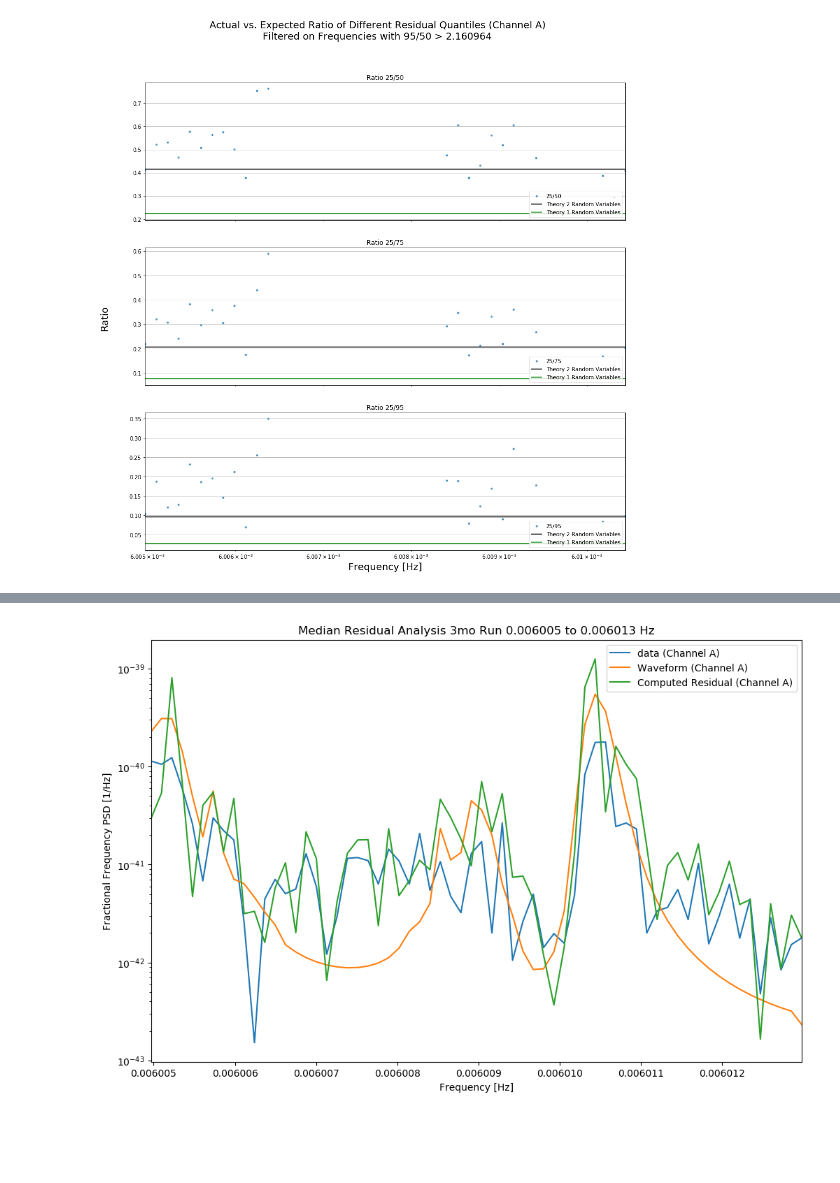
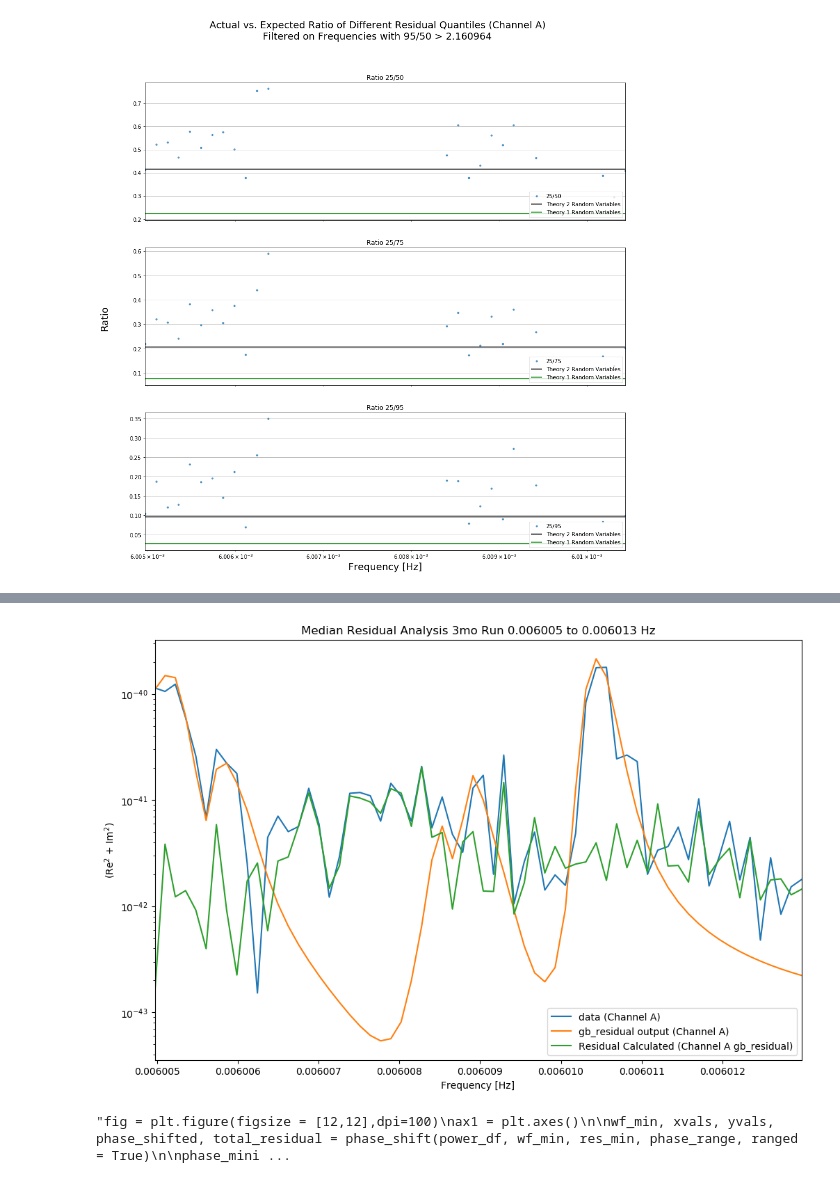
Before and after one commit to bjohanson83/GBMCMC_analysis, a Jupyter notebook: notebooks/GBMCMC_residual_output_analysis.ipynb, the cells around one changed output, grey strips where cells are left out. Cells and saved outputs as stored; diff of their text form; code cells hidden in the pictures; blank space fills up the shorter version.

Commit message:
Update on GBMCMC Residual Analysis notbook

```diff
--- a/notebooks/GBMCMC_residual_output_analysis.ipynb
+++ b/notebooks/GBMCMC_residual_output_analysis.ipynb
@@ -17,7 +18,7 @@ import os
 ###############################################################
 
 repo_path = os.popen('pwd').read()
-repo_path = path[:-10]
+repo_path = repo_path[:-10]
 cat_folder = repo_path + 'seg_006005hz/catalog_5/'
 work_folder = repo_path + 'seg_006005hz/'
 res_folder = repo_path + 'seg_006005hz/residuals/'
@@ -270,5 +357,12 @@ for i in range(len(columns)):
 
 res_df.insert(1, 'E_res', np.array(res_df['E_Re'].values)**2+np.array(res_df['E_Im'].values)**2)
 res_df.insert(1, 'A_res', np.array(res_df['A_Re'].values)**2+np.array(res_df['A_Im'].values)**2)
+
+#Output from gb_residual has many zero values
+#This cleans up the output to remove those rows
+xmin = np.min(fdf['Frequency'].values)
+xmax = np.max(fdf['Frequency'].values)
+non_zero_ind = np.where((res_df['Frequency'].values >= xmin) & (res_df['Frequency'].values <= xmax))[0]
+res_df = res_df.loc[non_zero_ind]
 # %%
 #If a catalog file has been generated alreay this portion reads in the file
@@ -344,6 +435,27 @@ for i in range(len(columns)):
 
 power_df.insert(1, 'E_power', np.array(power_df['E_Re'].values)**2+np.array(power_df['E_Im'].values)**2)
 power_df.insert(1, 'A_power', np.array(power_df['A_Re'].values)**2+np.array(power_df['A_Im'].values)**2)
+# %%
+#Calculate a residual based on original inputs and output from gb_residual
+res_inpt = calculate_residual(power_df,res_df)
+
+#Generate the full waveform from gb_catalog outputs and corresponding residual
+final_wf = waveform_add(cat_folder)
+residual_df = calculate_residual(power_df,final_wf)
+
+#Performs a series of phase shifts on the gb_catalog output to try and minimize the residual
+wf_min = clone_df(final_wf)
+res_min = clone_df(residual_df)
+phase_range = np.linspace(0,2*np.pi,361)
+wf_min, xvals, yvals, phase_shifted, total_residual = phase_shift(power_df, wf_min, res_min, phase_range, ranged = True)
+phase_minimization = phase_shifted[np.where(total_residual == np.min(total_residual))[0][0]]
+phase_df = pd.DataFrame(np.array([phase_shifted, total_residual]).T, columns = ['Phase_Shift', 'Total_Residual'])
+
+#constructs a dataframe of the phase shifted waveforms after minimization of residual
+shifted_wf = clone_df(final_wf)
+shifted_res = clone_df(residual_df)
+shifted_wf = phase_shift(power_df, shifted_wf, shifted_res, phase_minimization, ranged = False)
+shifted_res = calculate_residual(power_df,shifted_wf)
 # %%
 #Generate a plot of of various quantile ratios for the filtered statistical data.
 #Compares to expected ratio value given theory
@@ -531,25 +594,41 @@ residual_df
 # %%
 #Create plot of input data power, waveform, and computed residual
 #res_df will display data from gb_residual output
 
 fig = plt.figure(figsize = [12,8],dpi=100)
 ax1 = plt.axes()
 
 #ax1.plot(fdf['Frequency'].values[valid_q25],fdf['Median A residual'].values[valid_q25], '.',label = 'Filtered Data 50 A residual')
 #ax1.plot(fdf['Frequency'].values,fdf['Median A residual'].values, alpha = a4, label = 'Data 50 A residual')
 #ax1.plot(freqs[ind50], theory50[ind50], alpha = a2, label = 'Theory 50 A residual (2 Variable)')
 #ax1.plot(freqs[ind50], theory50_1[ind50], alpha = a3, label = 'Theory 50 A residual (1 Variable)')
 power_df.plot(x = 'Frequency', y = 'A_power', style = '-', ax = ax1, label = 'data (Channel A)')
-final_wf.plot(x = 'Frequency', y = 'A_power', style = '-', ax = ax1, label = 'Waveform (Channel A)')
-#res_df.plot(x = 'Frequency', y = 'A_res', style = '-', ax = ax1, label = 'Residual (Channel A)')
-residual_df.plot(x = 'Frequency', y = 'A_power', style = '-', ax = ax1, label = 'Computed Residual (Channel A)')
+#final_wf.plot(x = 'Frequency', y = 'A_power', style = '-', ax = ax1, label = 'Waveform from gb_catalog output (Channel A)')
+res_df.plot(x = 'Frequency', y = 'A_res', style = '-', ax = ax1, label = 'gb_residual output (Channel A)')
+res_inpt.plot(x = 'Frequency', y = 'A_power', style = '-', ax = ax1, label = 'Residual Calculated (Channel A gb_residual)')
+#residual_df.plot(x = 'Frequency', y = 'A_power', style = '-', ax = ax1, label = 'Residual Calculated (Channel A gb_catalog)')
 #ax1.vlines(det_freq, 0, 1e-37, label = 'Source Frequency')
 ax1.legend(loc = 'best')
 ax1.set_yscale('log')
 plt.xlim(xmin,xmax)
 plt.xlabel('Frequency [Hz]')
-plt.ylabel('Fractional Frequency PSD [1/Hz]')
+plt.ylabel(r'(Re$^2$ + Im$^2$)')
 plt.title('Median Residual Analysis 3mo Run %f to %f Hz' % (xmin,xmax))
 plt.show()
 # %% [output]
-[figure, old version]
+[figure, new version]
+# %%
+'''fig = plt.figure(figsize = [12,12],dpi=100)
+ax1 = plt.axes()
+
+wf_min, xvals, yvals, phase_shifted, total_residual = phase_shift(power_df, wf_min, res_min, phase_range, ranged = True)
+
+phase_minimization = phase_shifted[np.where(total_residual == np.min(total_residual))[0][0]]
+
+phase_df = pd.DataFrame(np.array([phase_shifted, total_residual]).T, columns = ['Phase_Shift', 'Total_Residual'])
+plt.plot(xvals,yvals,'-')
+plt.xlim(-2.5e-21,2.5e-21)
+plt.ylim(-2.5e-21,2.5e-21)
+plt.show()'''
+# %% [output]
+"fig = plt.figure(figsize = [12,12],dpi=100)\nax1 = plt.axes()\n\nwf_min, xvals, yvals, phase_shifted, total_residual = phase_shift(power_df, wf_min, res_min, phase_range, ranged = True)\n\nphase_mini ...
```
Also changed, not shown: parts of 10 cells of this notebook.
